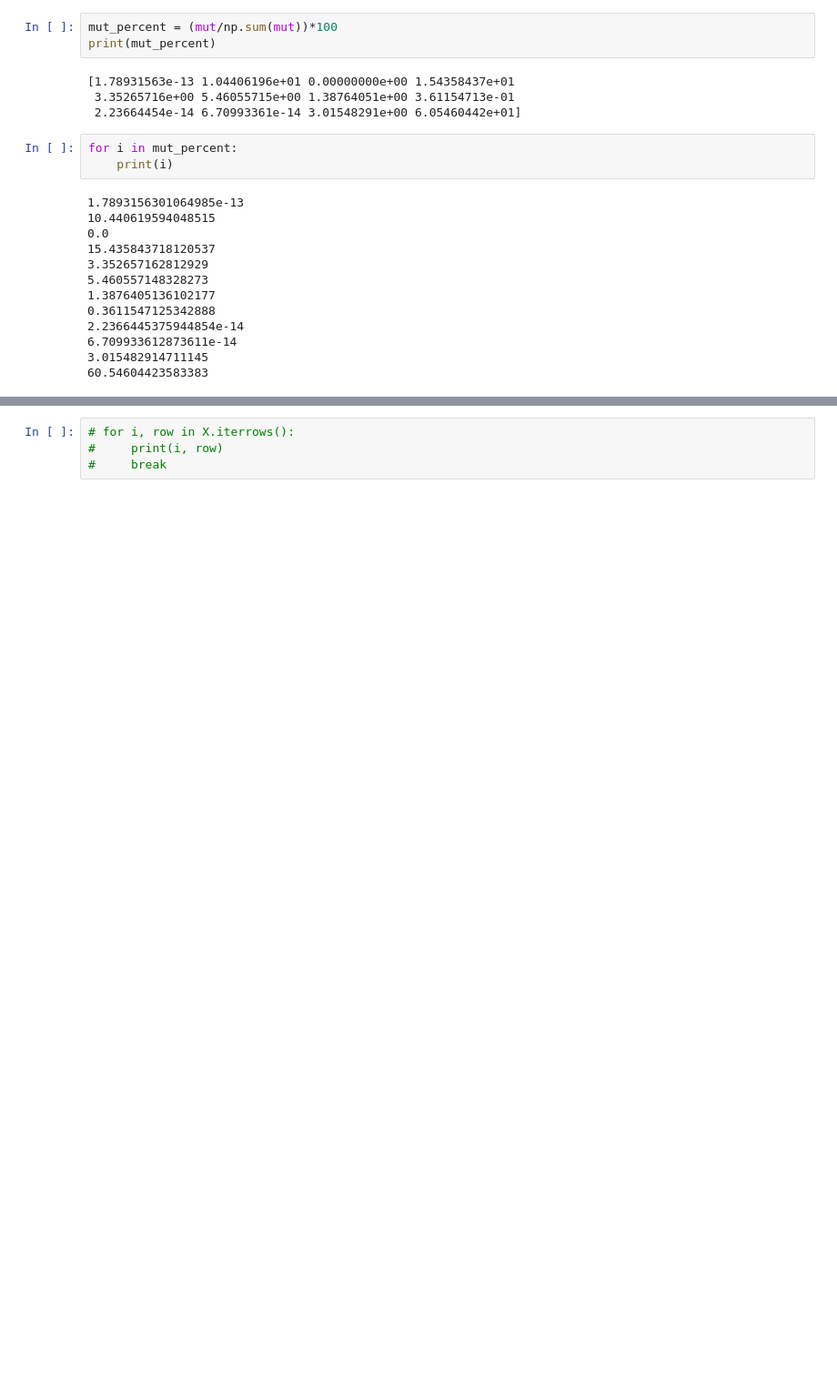
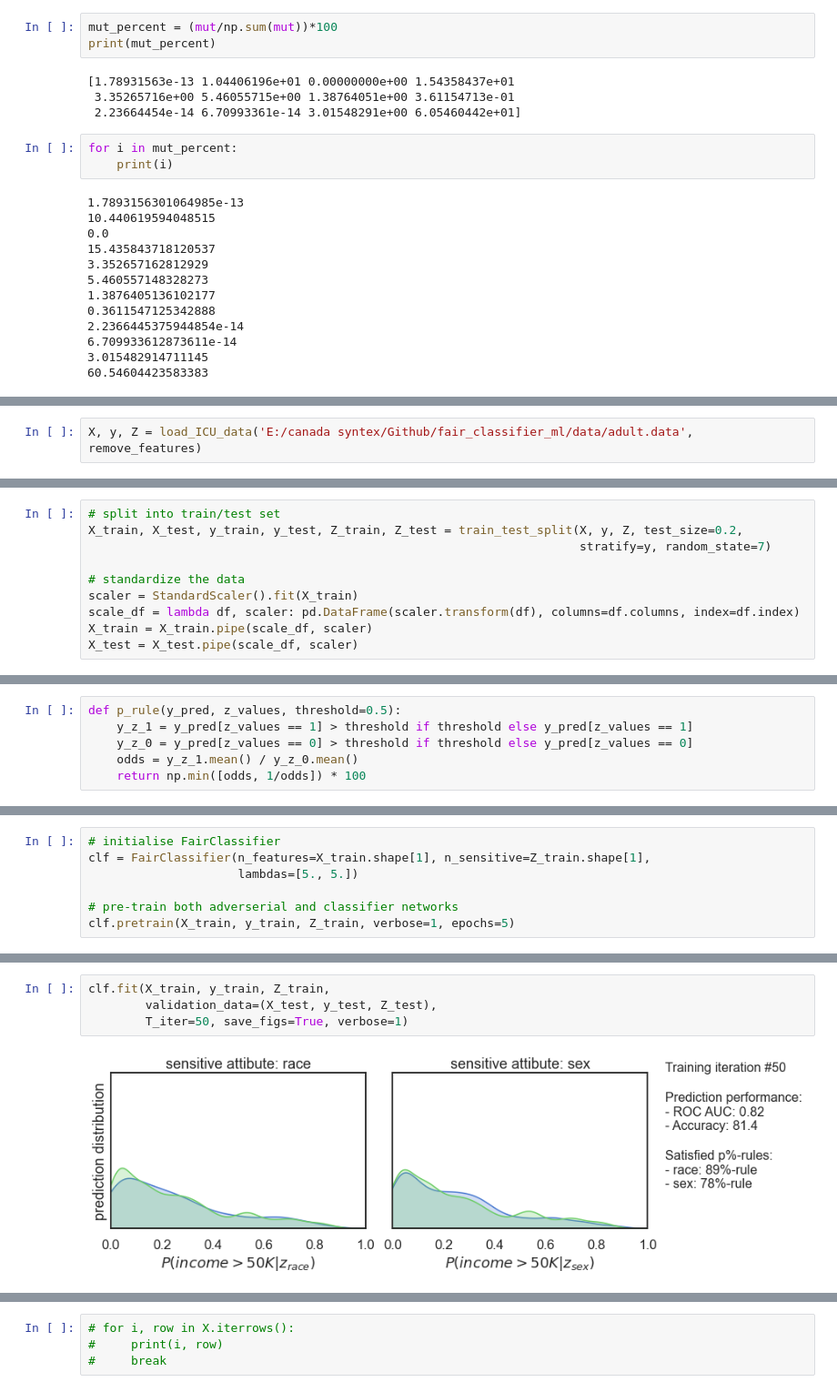
Before and after one commit to samiulengineer/sagan_fair_classifier, a Jupyter notebook: project/attentionModule.ipynb, the cells around one changed output, grey strips where cells are left out. Shown at 91% size. Drawn from its saved outputs; the diff is of its cells as text; blank space fills up the shorter version.

```diff
--- a/project/attentionModule.ipynb
+++ b/project/attentionModule.ipynb
@@ -277,0 +294,2 @@ sensitives Z: 28750 samples, 2 attributes
+# %%
+X, y, Z = load_ICU_data('E:/canada syntex/Github/fair_classifier_ml/data/adult.data', remove_features)
@@ -277,0 +300,10 @@ sensitives Z: 28750 samples, 2 attributes
+# %%
+# split into train/test set
+X_train, X_test, y_train, y_test, Z_train, Z_test = train_test_split(X, y, Z, test_size=0.2,
+                                                                     stratify=y, random_state=7)
+
+# standardize the data
+scaler = StandardScaler().fit(X_train)
+scale_df = lambda df, scaler: pd.DataFrame(scaler.transform(df), columns=df.columns, index=df.index)
+X_train = X_train.pipe(scale_df, scaler)
+X_test = X_test.pipe(scale_df, scaler)
@@ -277,0 +347,6 @@ sensitives Z: 28750 samples, 2 attributes
+# %%
+def p_rule(y_pred, z_values, threshold=0.5):
+    y_z_1 = y_pred[z_values == 1] > threshold if threshold else y_pred[z_values == 1]
+    y_z_0 = y_pred[z_values == 0] > threshold if threshold else y_pred[z_values == 0]
+    odds = y_z_1.mean() / y_z_0.mean()
+    return np.min([odds, 1/odds]) * 100
@@ -277,0 +525,7 @@ sensitives Z: 28750 samples, 2 attributes
+# %%
+# initialise FairClassifier
+clf = FairClassifier(n_features=X_train.shape[1], n_sensitive=Z_train.shape[1],
+                     lambdas=[5., 5.])
+
+# pre-train both adverserial and classifier networks
+clf.pretrain(X_train, y_train, Z_train, verbose=1, epochs=5)
@@ -277,0 +550,6 @@ sensitives Z: 28750 samples, 2 attributes
+# %%
+clf.fit(X_train, y_train, Z_train,
+        validation_data=(X_test, y_test, Z_test),
+        T_iter=50, save_figs=True, verbose=1)
+# %% [output]
+[figure, added]
```
Also changed, not shown: parts of 19 cells of this notebook.
